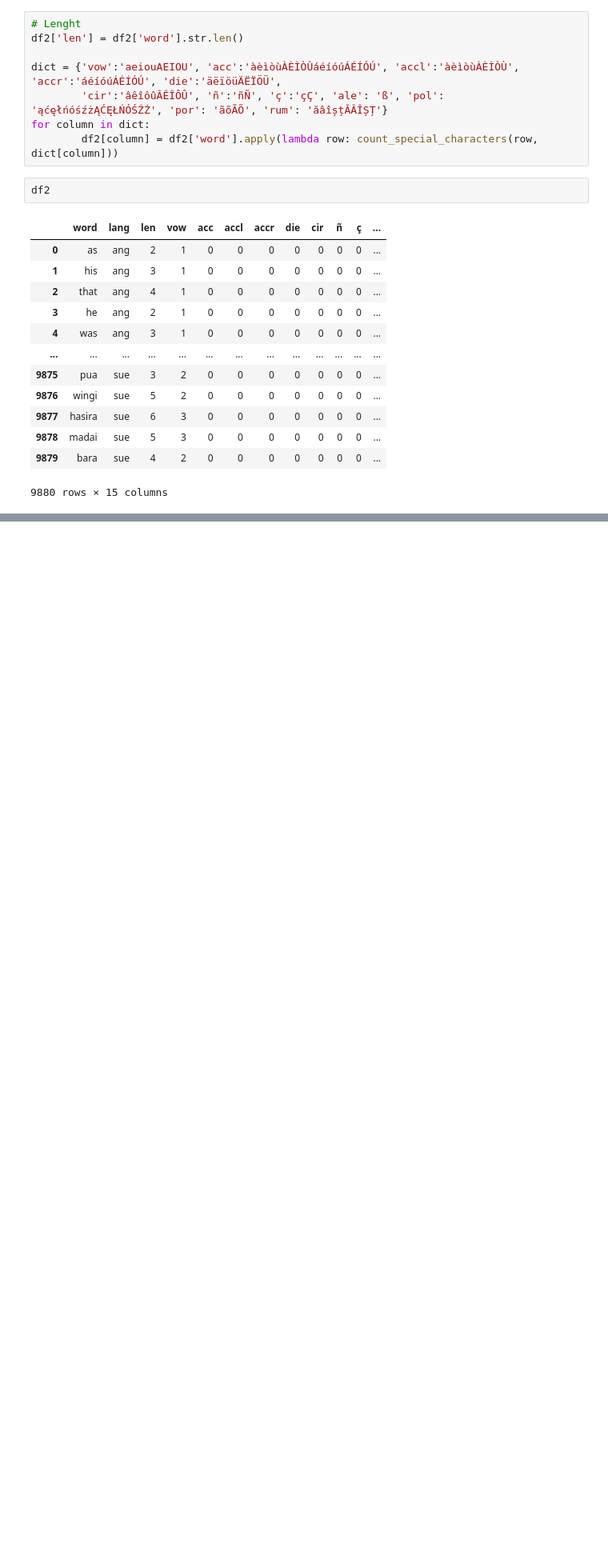
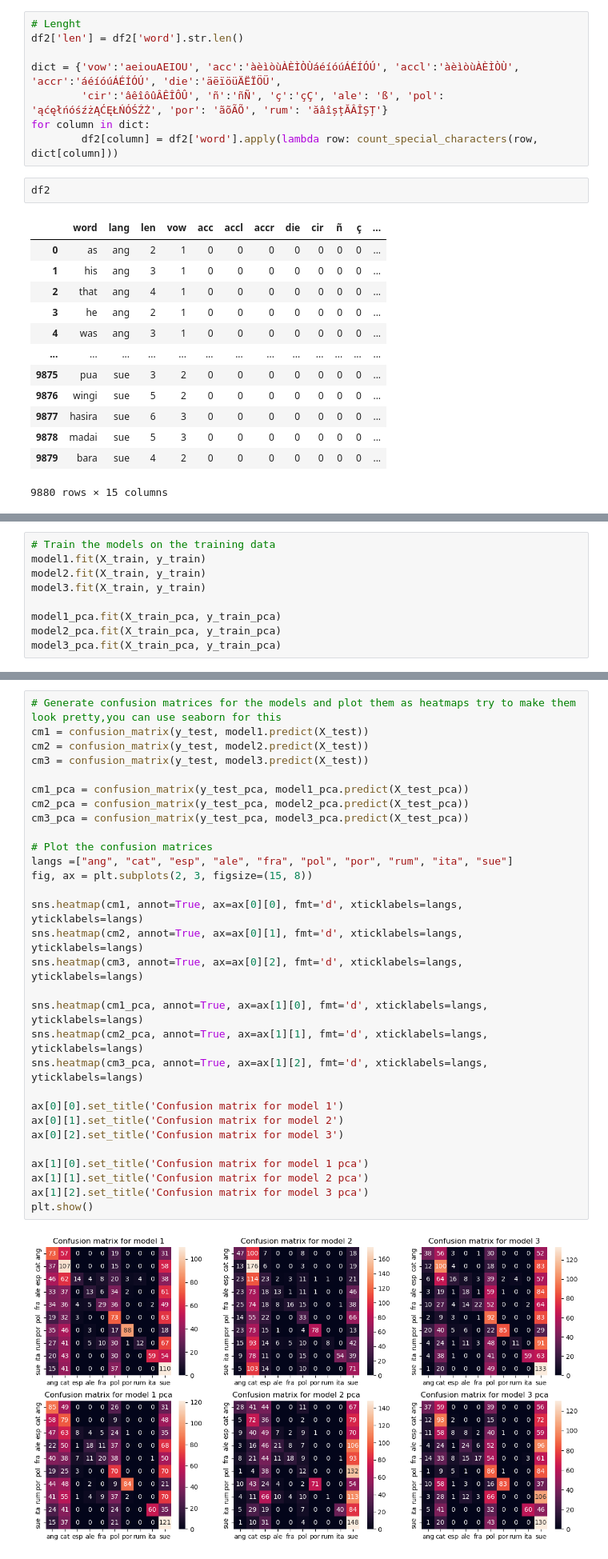
Before and after one commit to jsalisburyv/Machine-Learning, a Jupyter notebook: Practica1/Practica.ipynb, the cells around one changed output, grey strips where cells are left out. Shown: that part at 80% size. Saved outputs shown, nothing was run; the diff lists cells and outputs as text; blank space fills up the shorter version.

Commit message:
3 models + pcs + metrics

```diff
--- a/Practica1/Practica.ipynb
+++ b/Practica1/Practica.ipynb
@@ -105,0 +136,9 @@ df2
+# %%
+# Train the models on the training data
+model1.fit(X_train, y_train)
+model2.fit(X_train, y_train)
+model3.fit(X_train, y_train)
+
+model1_pca.fit(X_train_pca, y_train_pca)
+model2_pca.fit(X_train_pca, y_train_pca)
+model3_pca.fit(X_train_pca, y_train_pca)
@@ -105,0 +223,32 @@ df2
+# %%
+# Generate confusion matrices for the models and plot them as heatmaps try to make them look pretty,you can use seaborn for this
+cm1 = confusion_matrix(y_test, model1.predict(X_test))
+cm2 = confusion_matrix(y_test, model2.predict(X_test))
+cm3 = confusion_matrix(y_test, model3.predict(X_test))
+
+cm1_pca = confusion_matrix(y_test_pca, model1_pca.predict(X_test_pca))
+cm2_pca = confusion_matrix(y_test_pca, model2_pca.predict(X_test_pca))
+cm3_pca = confusion_matrix(y_test_pca, model3_pca.predict(X_test_pca))
+
+# Plot the confusion matrices
+langs =["ang", "cat", "esp", "ale", "fra", "pol", "por", "rum", "ita", "sue"]
+fig, ax = plt.subplots(2, 3, figsize=(15, 8))
+
+sns.heatmap(cm1, annot=True, ax=ax[0][0], fmt='d', xticklabels=langs, yticklabels=langs)
+sns.heatmap(cm2, annot=True, ax=ax[0][1], fmt='d', xticklabels=langs, yticklabels=langs)
+sns.heatmap(cm3, annot=True, ax=ax[0][2], fmt='d', xticklabels=langs, yticklabels=langs)
+
+sns.heatmap(cm1_pca, annot=True, ax=ax[1][0], fmt='d', xticklabels=langs, yticklabels=langs)
+sns.heatmap(cm2_pca, annot=True, ax=ax[1][1], fmt='d', xticklabels=langs, yticklabels=langs)
+sns.heatmap(cm3_pca, annot=True, ax=ax[1][2], fmt='d', xticklabels=langs, yticklabels=langs)
+
+ax[0][0].set_title('Confusion matrix for model 1')
+ax[0][1].set_title('Confusion matrix for model 2')
+ax[0][2].set_title('Confusion matrix for model 3')
+
+ax[1][0].set_title('Confusion matrix for model 1 pca')
+ax[1][1].set_title('Confusion matrix for model 2 pca')
+ax[1][2].set_title('Confusion matrix for model 3 pca')
+plt.show()
+# %% [output]
+[figure, added]
```
Also changed, not shown: parts of 8 cells of this notebook.
